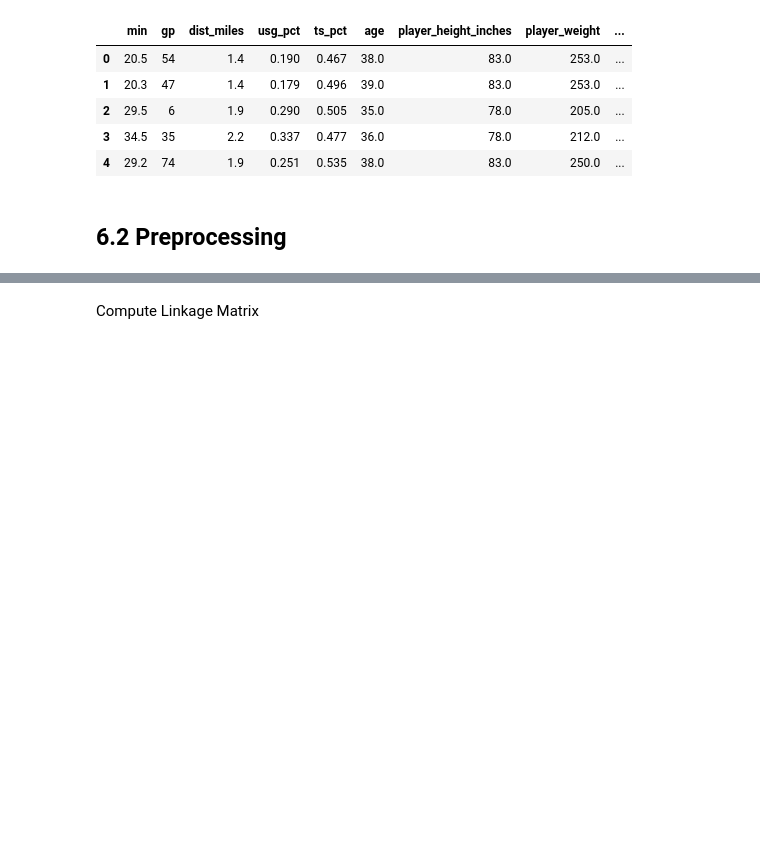
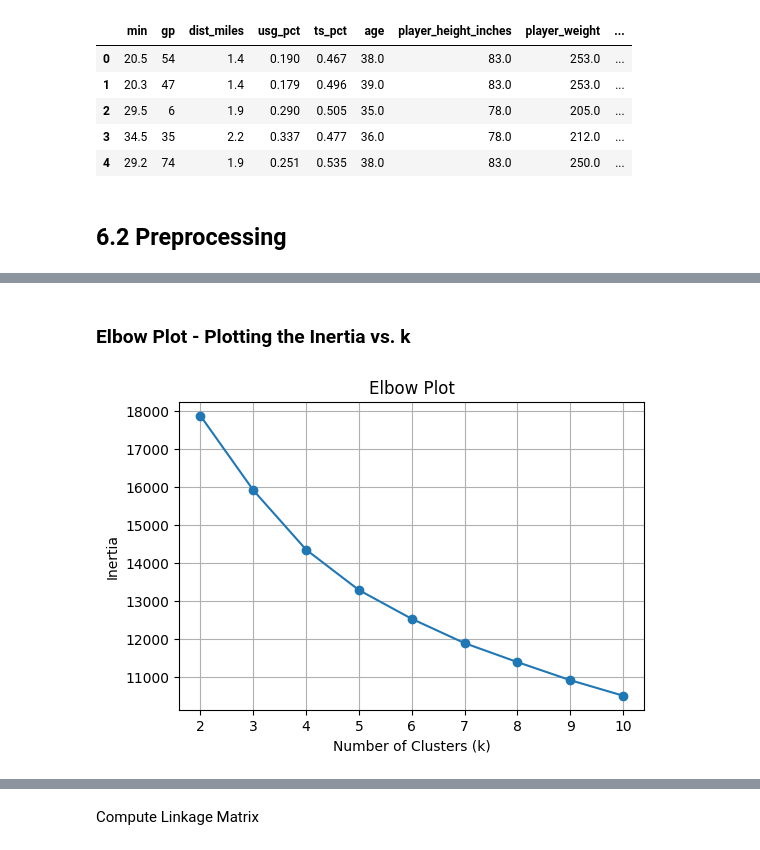
Before and after one commit to jtang6031/siads-696-nba-injury-prediction, a Jupyter notebook: notebooks/06_unsupervised_models.ipynb, the cells around one changed output, grey strips where cells are left out. Saved outputs shown, nothing was run; the diff lists cells and outputs as text; code cells hidden in the pictures; blank space fills up the shorter version.

```diff
--- a/notebooks/06_unsupervised_models.ipynb
+++ b/notebooks/06_unsupervised_models.ipynb
@@ -107,0 +100,15 @@ for result in results:
+# %% [markdown]
+### Elbow Plot - Plotting the Inertia vs. k
+# %%
+results_df = pd.DataFrame(results)
+
+plt.figure(figsize=(6,4))
+plt.plot(results_df["k"], results_df["inertia"], marker='o')
+plt.xlabel("Number of Clusters (k)")
+plt.ylabel("Inertia")
+plt.title("Elbow Plot")
+plt.xticks(results_df["k"])
+plt.grid(True)
+plt.show()
+# %% [output]
+[figure, added]
```
Also changed, not shown: parts of 20 cells of this notebook.
